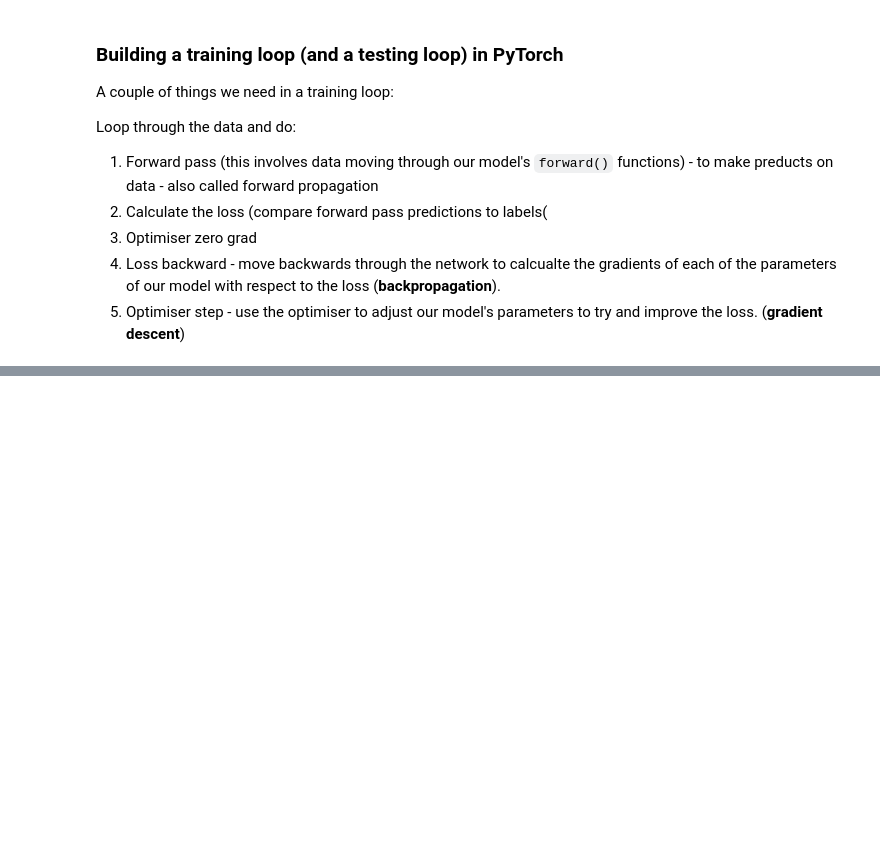
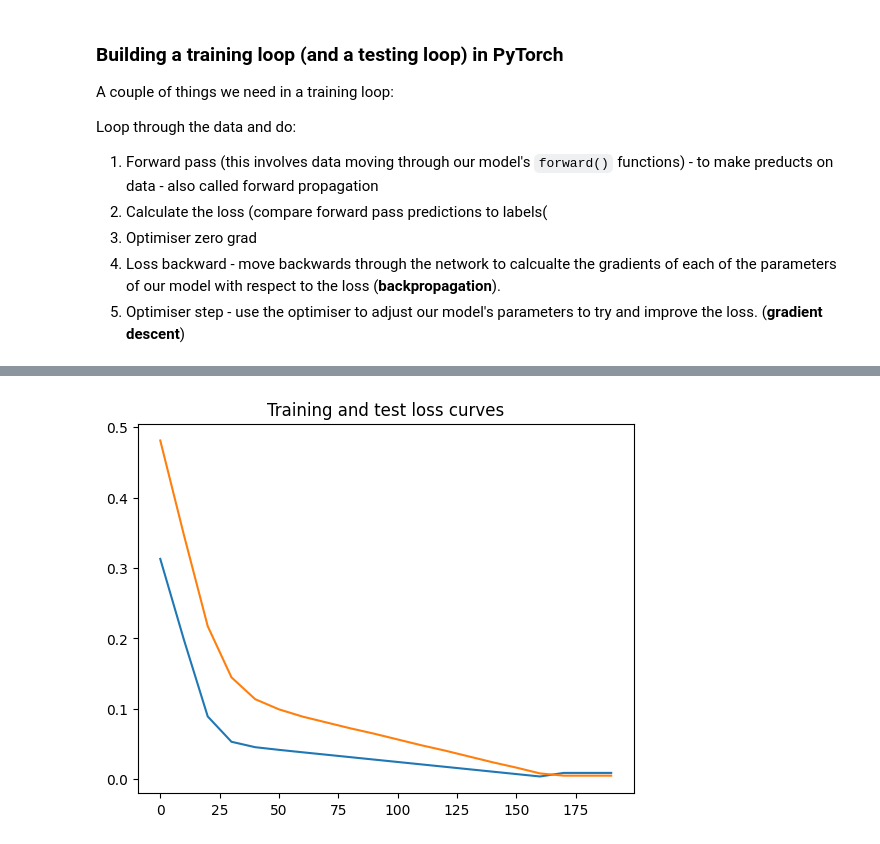
Before and after one commit to AeroEng16/machine-learning-with-python-logistic-regression-3211129, a Jupyter notebook: freeCodeCampMachineLearning.ipynb, the cells around one changed output, grey strips where cells are left out. Saved outputs shown, nothing was run; the diff lists cells and outputs as text; code cells hidden in the pictures; blank space fills up the shorter version.

```diff
--- a/freeCodeCampMachineLearning.ipynb
+++ b/freeCodeCampMachineLearning.ipynb
@@ -216,7 +216,7 @@ loss_fn = nn.L1Loss()
 # Setup an optimiser (stochastic gradient descent)
 
 optimiser = torch.optim.SGD(params=model_0.parameters(),
-                            lr = 0.001,        #lr = learning rate => possibly most important hyperparameter
+                            lr = 0.01,        #lr = learning rate => possibly most important hyperparameter
                             )
 
 loss_fn
@@ -238,7 +238,11 @@ Loop through the data and do:
 5. Optimiser step - use the optimiser to adjust our model's parameters to try and improve the loss. (**gradient descent**)
 # %%
 # An epoch is one loop through the data (this is a hyperparameter as we've set it ourselves)
-epochs = 500
+epochs = 200
+# Track different values
+epoch_count = []
+loss_values =[]
+test_loss_values = []
 ### Training
 # 0. Loop through the data
 for epoch in range(epochs):
@@ -270,5 +274,8 @@ for epoch in range(epochs):
         test_loss=loss_fn(test_pred,Y_test)
         # Print out whats happening
         if epoch % 10 == 0:
-            print(f"Epoch: {epoch} | Test: {loss} | Test loss: {test_loss}")
+              epoch_count.append(epoch)
+              loss_values.append(loss)
+              test_loss_values.append(test_loss)
+              print(f"Epoch: {epoch} | Test: {loss} | Test loss: {test_loss}")
 # %% [output]
@@ -292,3 +302,11 @@ Epoch: 490 | Test: 0.00032278522849082947 | Test loss: 0.000789129757322371
+# %%
+# Plot the loss values
+plt.plot(epoch_count,torch.tensor(loss_values).cpu().numpy(),label="Train loss")
+plt.plot(epoch_count,torch.tensor(test_loss_values).cpu().numpy(),label="Test loss")
+plt.title("Training and test loss curves")
+plt.show()
+# %% [output]
+[figure, added]
 # %%
 with torch.inference_mode():
   y_preds_new = model_0(X_test)
```
Also changed, not shown: parts of 13 cells of this notebook.
